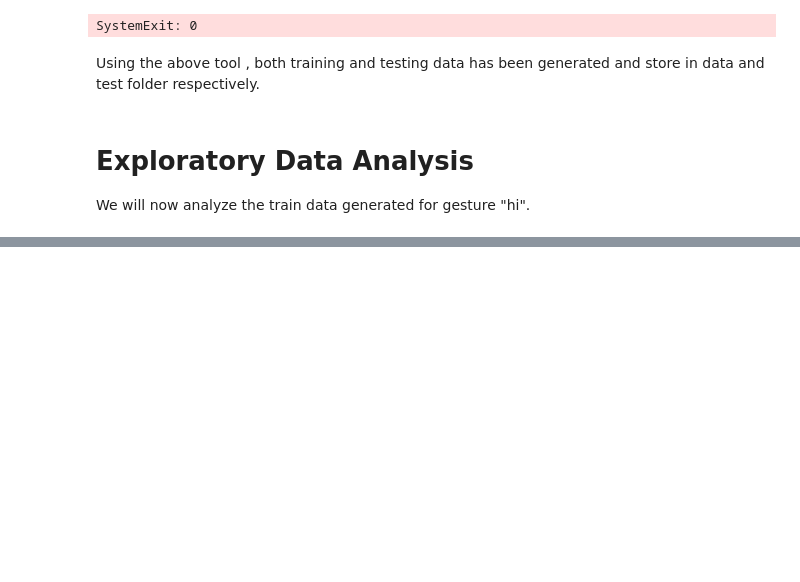
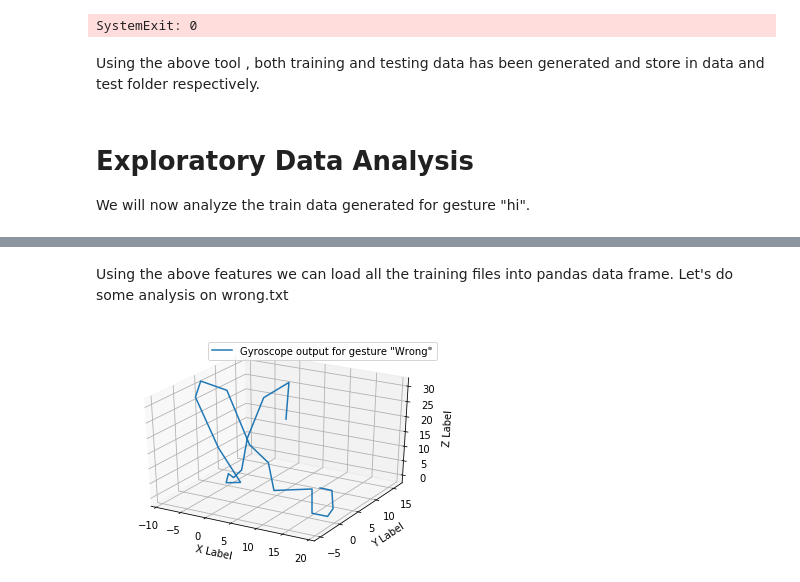
Before and after one commit to sabyasachi087/aml-gesture-recognition, a Jupyter notebook: gesture_recognition_project_report.ipynb, the cells around one changed output, grey strips where cells are left out. Drawn from its saved outputs; the diff is of its cells as text; code cells hidden in the pictures; blank space fills up the shorter version.

```diff
--- a/gesture_recognition_project_report.ipynb
+++ b/gesture_recognition_project_report.ipynb
@@ -121,0 +126,6 @@ We will now analyze the train data generated for gesture "hi".
+# %%
+from enum import Enum
+
+class DataType(Enum):
+    train = 1
+    test = 2
@@ -121,0 +187,30 @@ We will now analyze the train data generated for gesture "hi".
+# %% [markdown]
+Using the above features we can load all the training files into pandas data frame. Let's do some analysis on wrong.txt
+# %%
+from mpl_toolkits.mplot3d import Axes3D
+import matplotlib.pyplot as plt
+from matplotlib import cm
+from matplotlib.ticker import LinearLocator, FormatStrFormatter
+import numpy as np
+
+data_list = getData(gesture='wrong')
+data = data_list[1]
+X = np.array(data.cord_x.astype('float64').values).astype(int)
+Y = np.array(data.cord_y.astype('float64').values).astype(int)
+Z = np.array(data.cord_z.astype('float64').values).astype(int)
+
+# Plotting graph
+
+
+fig = plt.figure()
+ax = fig.gca(projection='3d')
+
+
+ax.plot(X, Y, Z, label='Gyroscope output for gesture "Wrong"')
+ax.legend()
+ax.set_xlabel('X Label')
+ax.set_ylabel('Y Label')
+ax.set_zlabel('Z Label')
+plt.show()
+# %% [output]
+[figure, added]
```
Also changed, not shown: parts of 14 cells of this notebook, 2 other files.
